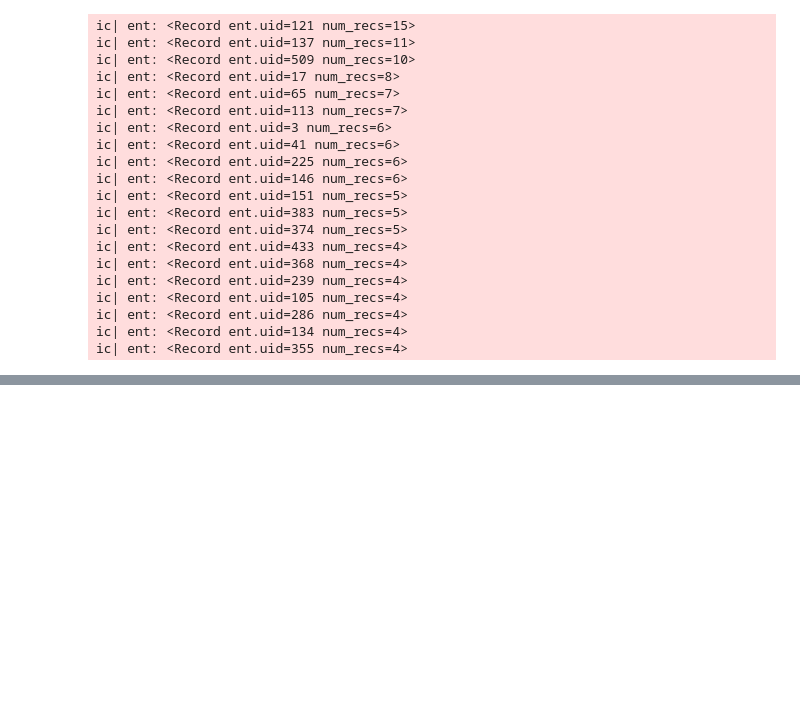
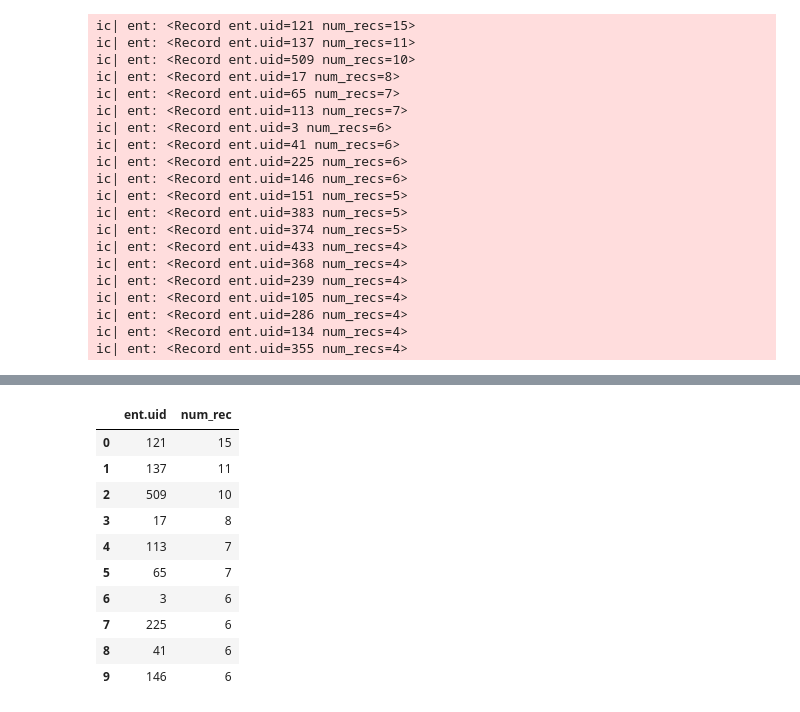
Before and after one commit to DerwenAI/ERKG, a Jupyter notebook: 9.full.ipynb, the cells around one changed output, grey strips where cells are left out. Cells and saved outputs as stored; diff of their text form; code cells hidden in the pictures; blank space fills up the shorter version.

```diff
--- a/demo.ipynb
+++ b/9.full.ipynb
@@ -631,0 +676,21 @@ ic| ent: <Record ent.uid=355 num_recs=4>
+# %%
+gds.run_cypher(
+  """
+MATCH (ent:Entity)
+RETURN ent.uid, COUNT { (ent)-[:RESOLVES]->(:Record) } as num_rec
+ORDER BY num_rec DESC
+LIMIT 10
+  """
+)
+# %% [output]
+|  | ent.uid | num_rec |
+| 0 | 121 | 15 |
+| 1 | 137 | 11 |
+| 2 | 509 | 10 |
+| 3 | 17 | 8 |
+| 4 | 113 | 7 |
+| 5 | 65 | 7 |
+| 6 | 3 | 6 |
+| 7 | 225 | 6 |
+| 8 | 41 | 6 |
+| 9 | 146 | 6 |
```
Also changed, not shown: parts of 7 cells of this notebook, 3 other files.
